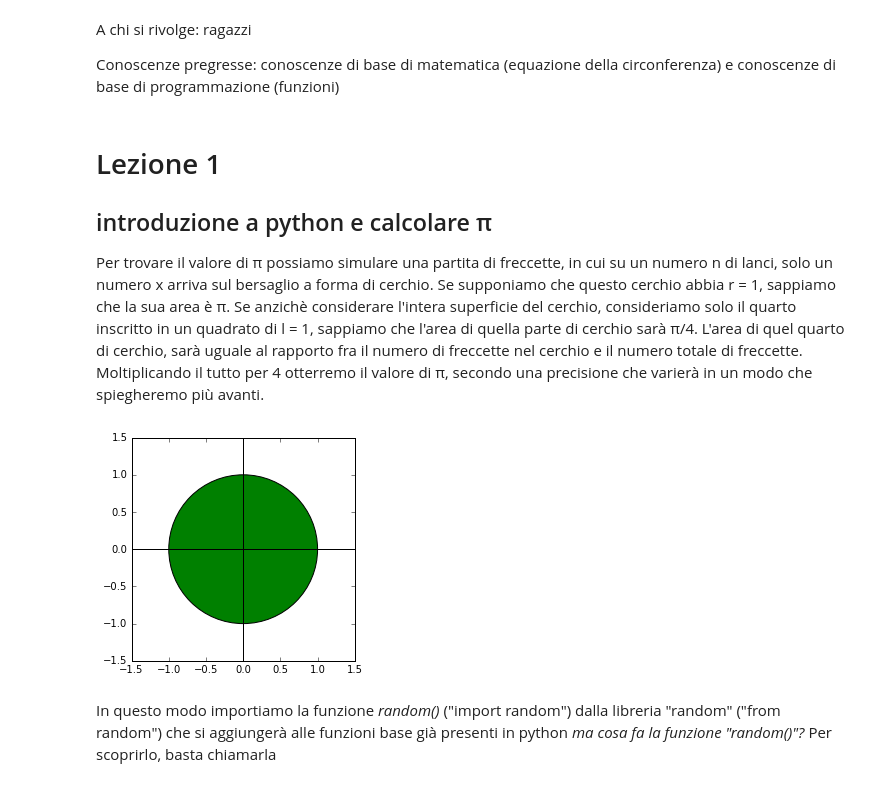
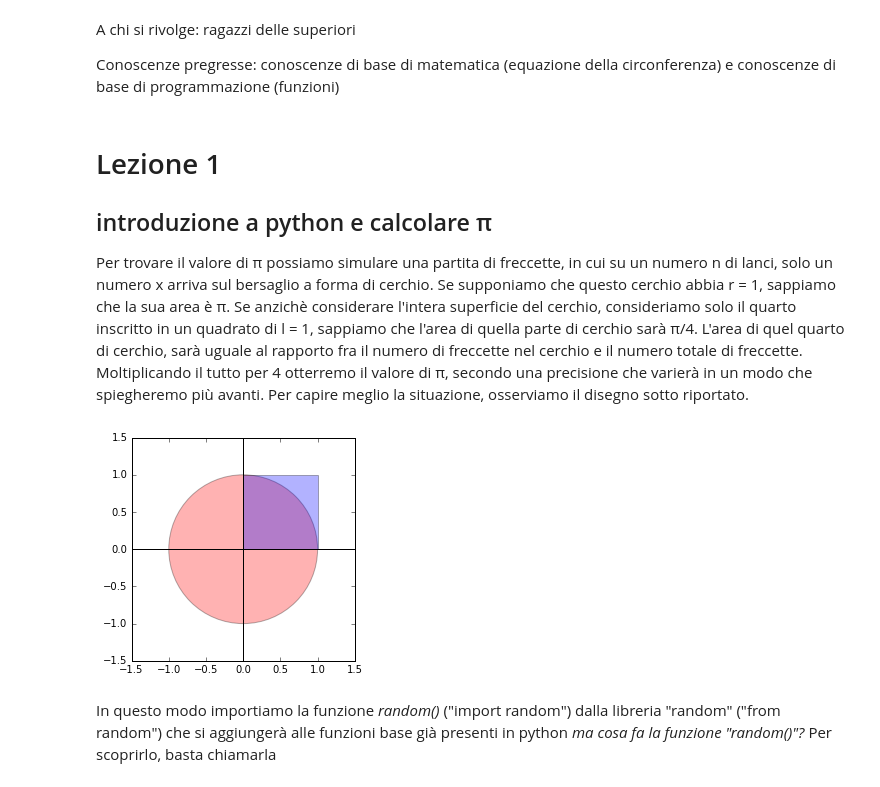
Before and after one commit to cristina1999/street-fighting-python, a Jupyter notebook: Lezione 1.ipynb, the cells around one changed output. Saved outputs shown, nothing was run; the diff lists cells and outputs as text; code cells hidden in the pictures.

```diff
--- a/Lezione 1.ipynb
+++ b/Lezione 1.ipynb
@@ -1,5 +1,5 @@
 # %% [markdown]
-A chi si rivolge: ragazzi
+A chi si rivolge: ragazzi delle superiori
 
 Conoscenze pregresse: conoscenze di base di matematica (equazione della circonferenza) e conoscenze di base di programmazione (funzioni)
 # %% [markdown]
@@ -7,33 +7,44 @@ Conoscenze pregresse: conoscenze di base di matematica (equazione della circonfe
 ## introduzione a python e calcolare  π
 
 Per trovare il valore di π possiamo simulare una partita di freccette, in cui su un numero n di lanci, solo un numero x arriva sul bersaglio a forma di cerchio. Se supponiamo che questo cerchio abbia r = 1, sappiamo che la sua area è π. Se anzichè considerare l'intera superficie del cerchio, consideriamo solo il quarto inscritto in un quadrato di l = 1, sappiamo che l'area di quella parte di cerchio sarà π/4. L'area di quel quarto di cerchio, sarà uguale al rapporto fra il numero di freccette nel cerchio e il numero totale di freccette. Moltiplicando il tutto per 4 otterremo il valore di π, secondo una precisione che varierà in un modo che spiegheremo più avanti.
+Per capire meglio la situazione, osserviamo il disegno sotto riportato.
 # %%
 import matplotlib.pyplot as plt
 import numpy.random as rnd
 from matplotlib.patches import Ellipse
 
 %matplotlib inline
 
 
 ells = Ellipse(xy=(0,0), width=2, height=2, angle=0.0)
 
 
 fig = plt.figure(0)
 ax = fig.add_subplot(111, aspect='equal')
 
 ax.add_artist(ells)
 ells.set_clip_box(ax.bbox)
-ells.set_facecolor("green")
+ells.set_facecolor("red")
+ells.set_alpha(0.3)
 
 plt.axvline(0, color="black")
 plt.axhline(0, color="black")
+
+sqr = plt.Rectangle(xy=(0,0), width=1, height=1, angle=0.0)
+
+fig = plt.figure(0)
+ax = fig.add_subplot(111, aspect='equal')
+
+ax.add_artist(sqr)
+sqr.set_alpha(0.3)
+
 
 ax.set_xlim(-1.5, 1.5)
 ax.set_ylim(-1.5, 1.5)
 
 plt.show()
 # %% [output]
-[figure, old version]
+[figure, new version]
 # %%
 from random import random
 # %% [markdown]
```
